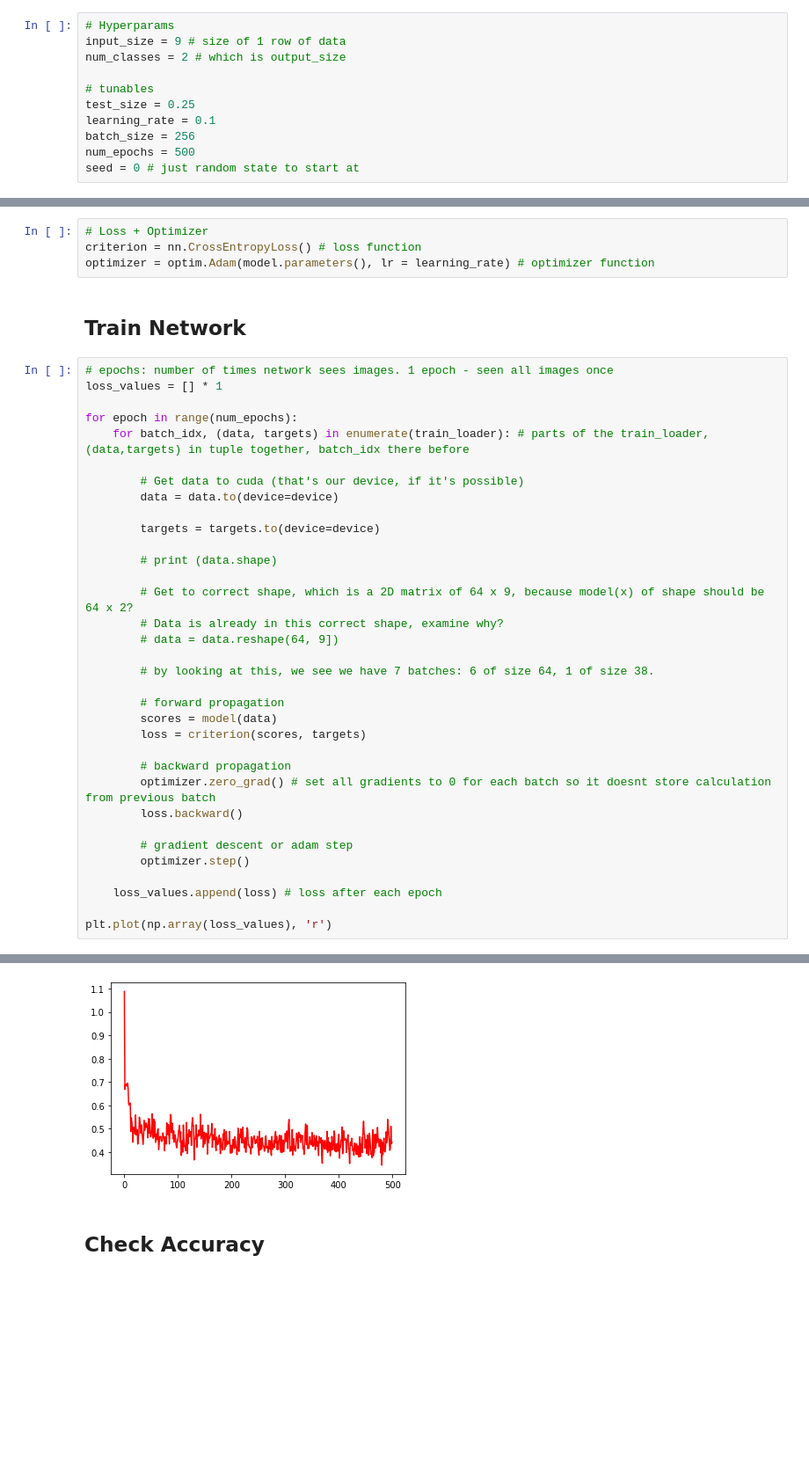
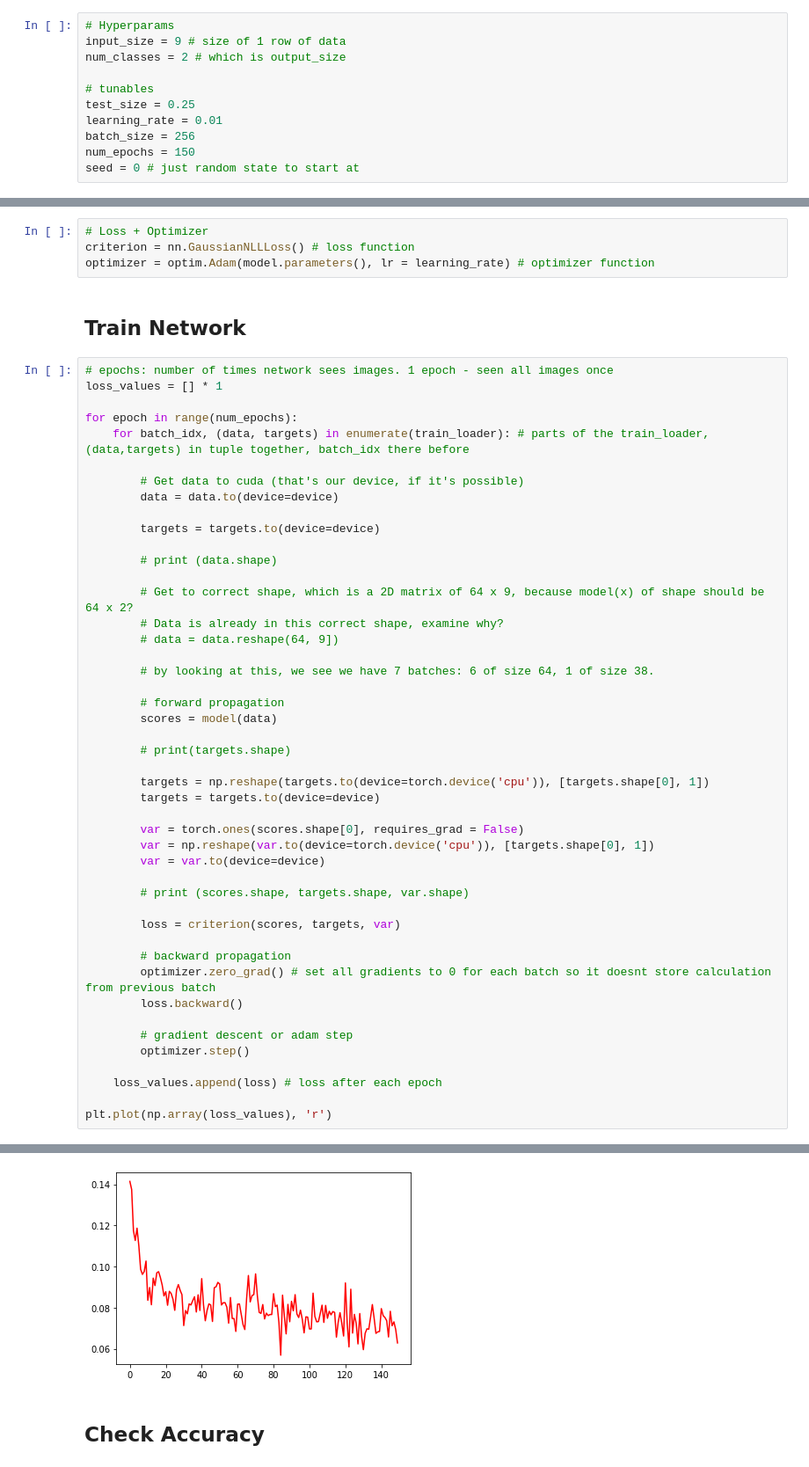
Before and after one commit to PDNow-Research/PDNow, a Jupyter notebook: HandPD/NeuralNets/NN_Numerical.ipynb, the cells around one changed output, grey strips where cells are left out. Shown at 88% size. Saved outputs shown, nothing was run; the diff lists cells and outputs as text; blank space fills up the shorter version.

Commit message:
using gaussian nllloss, not very good

```diff
--- a/HandPD/NeuralNets/NN_Numerical.ipynb
+++ b/HandPD/NeuralNets/NN_Numerical.ipynb
@@ -198,9 +198,9 @@ num_classes = 2 # which is output_size
 
 # tunables
 test_size = 0.25
-learning_rate = 0.1
+learning_rate = 0.01
 batch_size = 256
-num_epochs = 500
+num_epochs = 150
 seed = 0 # just random state to start at
 # %%
 # input-size really refers to the size of 1 row of data.
@@ -227,7 +227,7 @@ torch.Size([64, 2])
 model = NN(input_size = input_size, output_size = num_classes).to(device) # input-size??
 # %%
 # Loss + Optimizer
-criterion = nn.CrossEntropyLoss() # loss function
+criterion = nn.GaussianNLLLoss() # loss function
 optimizer = optim.Adam(model.parameters(), lr = learning_rate) # optimizer function
 # %% [markdown]
 ## Train Network
@@ -253,7 +253,19 @@ for epoch in range(num_epochs):
 
         # forward propagation
         scores = model(data)
-        loss = criterion(scores, targets)
+
+        # print(targets.shape)
+
+        targets = np.reshape(targets.to(device=torch.device('cpu')), [targets.shape[0], 1])
+        targets = targets.to(device=device)
+
+        var = torch.ones(scores.shape[0], requires_grad = False)
+        var = np.reshape(var.to(device=torch.device('cpu')), [targets.shape[0], 1])
+        var = var.to(device=device)
+
+        # print (scores.shape, targets.shape, var.shape)
+
+        loss = criterion(scores, targets, var)
 
         # backward propagation
         optimizer.zero_grad() # set all gradients to 0 for each batch so it doesnt store calculation from previous batch
@@ -270,4 +299,4 @@ plt.plot(np.array(loss_values), 'r')
-[figure, old version]
+[figure, new version]
 # %% [markdown]
 ## Check Accuracy
 # %%
```
Also changed, not shown: parts of 4 cells of this notebook.
